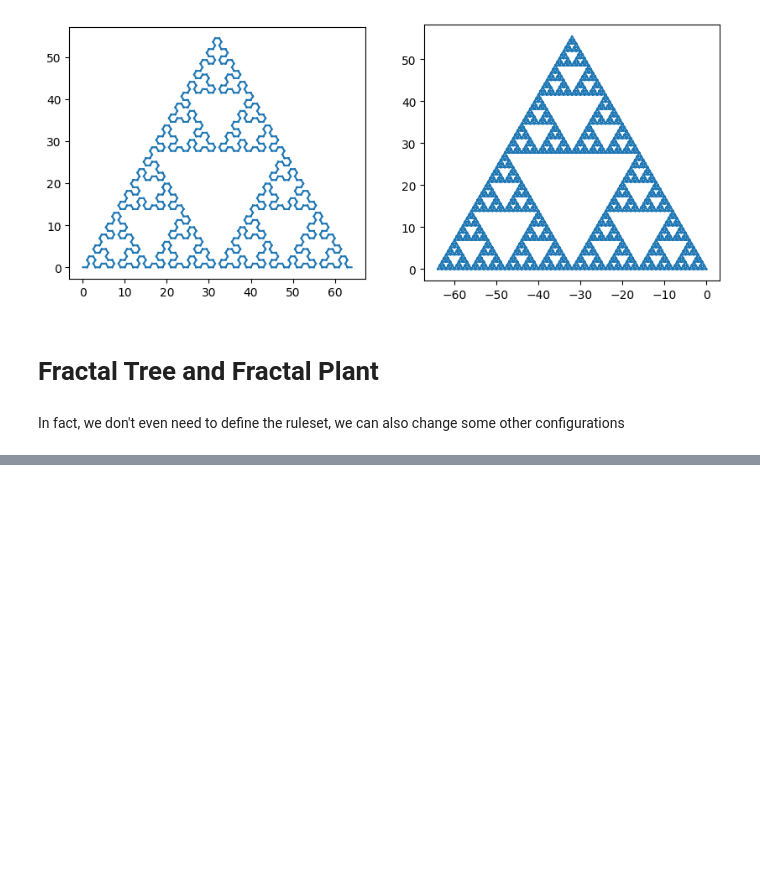
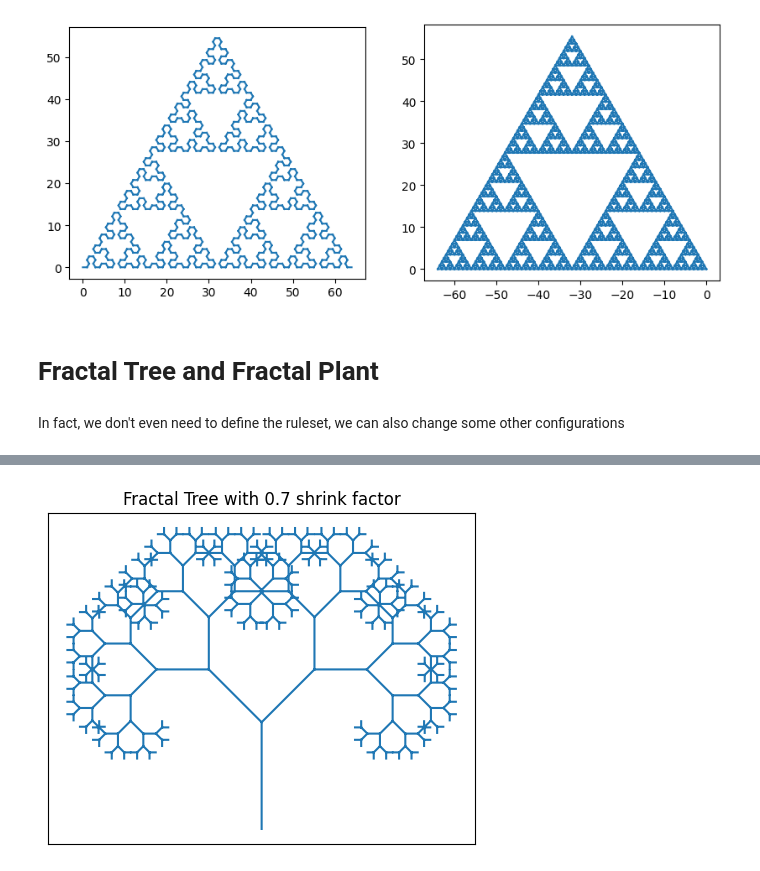
Before and after one commit to Ngoc-Cac/GraphicsDrawing, a Jupyter notebook: Lindenmayer/demo.ipynb, the cells around one changed output, grey strips where cells are left out. Drawn from its saved outputs; the diff is of its cells as text; code cells hidden in the pictures; blank space fills up the shorter version.

Commit message:
add shrink factor demo

```diff
--- a/Lindenmayer/demo.ipynb
+++ b/Lindenmayer/demo.ipynb
@@ -95,0 +104,31 @@ for i, ruleset in enumerate(rulesets):
+# %%
+class NicerFractalTree(LSystem):
+    rules = {
+        'F': 'G[<+F]-F',
+        'G': 'G',
+        ']': ']>'
+    }
+    turning_angle = FractalTree.turning_angle
+    initial_state = FractalTree.initial_state
+    shrink_factor = .7
+
+class NFT2(NicerFractalTree):
+    turning_angle = 60
+class NFT3(NicerFractalTree):
+    turning_angle = 90
+class NFT4(NicerFractalTree):
+    turning_angle = 135
+# %%
+num_iters = 8
+
+fig = plt.figure(figsize=(5, 5))
+ax = fig.add_subplot(111)
+
+fig.tight_layout()
+plot_state(NicerFractalTree, num_iters, ax=ax)
+
+ax.set_title(f'Fractal Tree with {NicerFractalTree.shrink_factor} shrink factor')
+ax.get_xaxis().set_ticks([])
+ax.get_yaxis().set_ticks([]);
+# %% [output]
+[figure, added]
```
Also changed, not shown: parts of 5 cells of this notebook.
